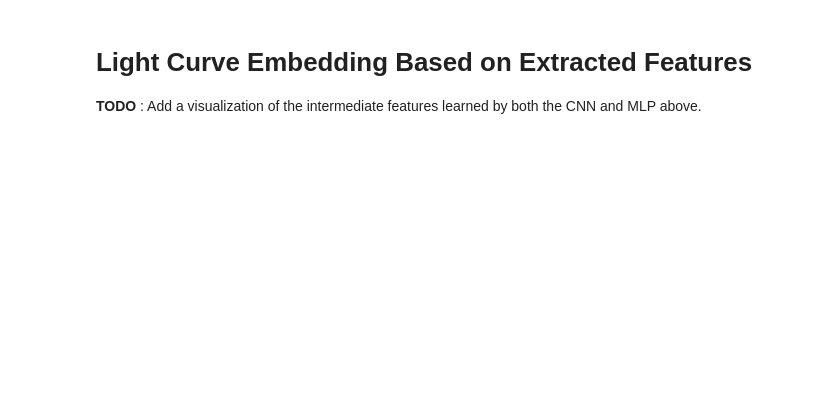
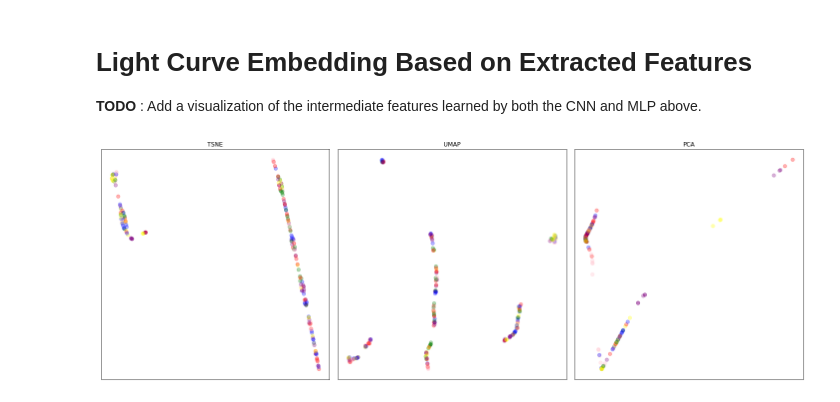
Before and after one commit to PJ7668/ml-for-ssa, a Jupyter notebook: Asteroid Light Curve Examples - Part 1.ipynb, the cells around one changed output. Saved outputs shown, nothing was run; the diff lists cells and outputs as text; code cells hidden in the pictures; blank space fills up the shorter version.

```diff
--- a/Asteroid Light Curve Examples - Part 1.ipynb
+++ b/Asteroid Light Curve Examples - Part 1.ipynb
@@ -255,11 +231,7 @@ model.add(MaxPooling1D())
 model.add(Conv1D(filters=32, kernel_size=5, activation='relu'))
 model.add(MaxPooling1D())
 model.add(Conv1D(filters=16, kernel_size=5, activation='relu'))
-model.add(MaxPooling1D())
-
-model.add(Flatten())
-model.add(Dense(units=10,activation='relu'))
-model.add(Dense(units=10, activation='relu'))
+model.add(GlobalAveragePooling1D())
 model.add(Dense(units=nb_classes, activation='softmax'))
 
 model.compile(
@@ -291,7 +263,7 @@ Trainable params: 15,122
 Non-trainable params: 0
 _________________________________________________________________
 # %%
-repeats = 500
+repeats = 10
 # The repeats value here is used to artifically increase the size of our training set.
 # This forces keras to treat <repeats> passes through the training set as a single epoch and we
 # get to avoid a huge number of progress bars and short-term variance in metrics.
@@ -305,6 +277,6 @@ model.fit(
     validation_data=(np.expand_dims(normalize(X_test), axis=-1), to_categorical(y_test)),
     epochs=1000,
     batch_size=16,
-    callbacks=[EarlyStopping(patience=3, monitor='val_loss')],
+    callbacks=[EarlyStopping(patience=5, monitor='val_loss')],
     verbose=1
 )
@@ -312,3 +303,12 @@ model.fit(
 # Light Curve Embedding Based on Extracted Features
 
 __TODO__ : Add a visualization of the intermediate features learned by both the CNN and MLP above.
+# %%
+# Here we extract the intermediate features/activations from the layer named penultimate
+layer_name = 'penultimate'
+intermediate_layer_model = Model(inputs=model.input, outputs=model.layers[-2].output)
+X_penultimate_test = intermediate_layer_model.predict(np.expand_dims(normalize(X_test), axis=-1))
+# %%
+visualize_embedding(X_penultimate_test, y_test)
+# %% [output]
+[figure, added]
```
Also changed, not shown: parts of 25 cells of this notebook, 2 other files.
